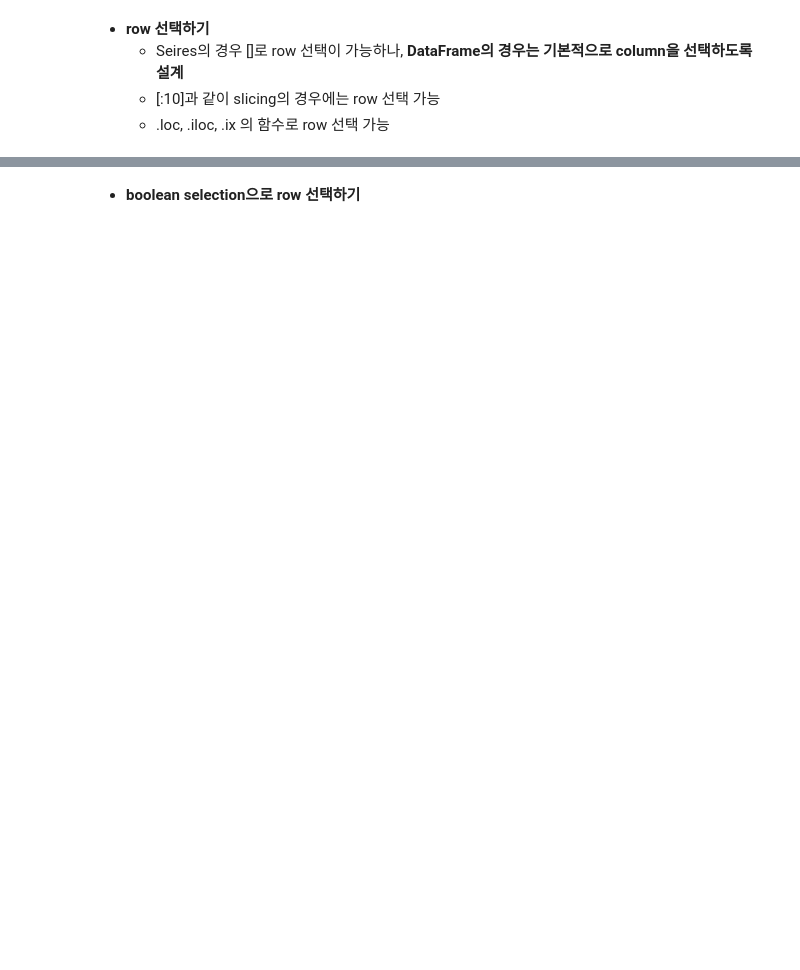
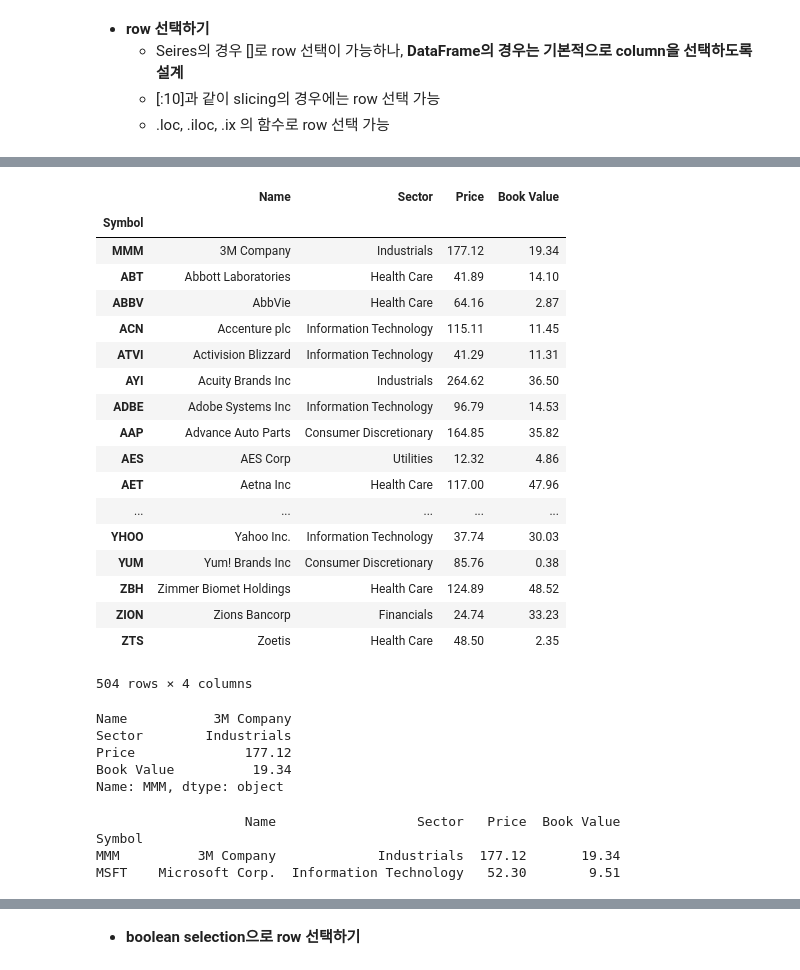
Before and after one commit to DaMacho/data-science-school-5th, a Jupyter notebook: day07_numpy pandas/dss_day7(numpy pandas).ipynb, the cells around one changed output, grey strips where cells are left out. Saved outputs shown, nothing was run; the diff lists cells and outputs as text; code cells hidden in the pictures; blank space fills up the shorter version.

```diff
--- a/day07_numpy pandas/dss_day7(numpy pandas).ipynb
+++ b/day07_numpy pandas/dss_day7(numpy pandas).ipynb
@@ -529,10 +1171,42 @@ print apple_df[0:10]
 # %%
-sample_df = pd.read_csv('sample.csv', index_col = 'Symbol', usecols = [0, 1, 2, 3, 7])
-print sample_df['MMM':'ABT']
+sample_df = pd.read_csv('sample.csv', index_col = 'Symbol',
+                        usecols = [0, 1, 2, 3, 7])
+sample_df
+# %% [output]
+|  | Name | Sector | Price | Book Value |
+| Symbol |  |  |  |  |
+| MMM | 3M Company | Industrials | 177.12 | 19.34 |
+| ABT | Abbott Laboratories | Health Care | 41.89 | 14.10 |
+| ABBV | AbbVie | Health Care | 64.16 | 2.87 |
+| ACN | Accenture plc | Information Technology | 115.11 | 11.45 |
+| ATVI | Activision Blizzard | Information Technology | 41.29 | 11.31 |
+| AYI | Acuity Brands Inc | Industrials | 264.62 | 36.50 |
+| ADBE | Adobe Systems Inc | Information Technology | 96.79 | 14.53 |
+| AAP | Advance Auto Parts | Consumer Discretionary | 164.85 | 35.82 |
+| AES | AES Corp | Utilities | 12.32 | 4.86 |
+| AET | Aetna Inc | Health Care | 117.00 | 47.96 |
+| ... | ... | ... | ... | ... |
+| YHOO | Yahoo Inc. | Information Technology | 37.74 | 30.03 |
+| YUM | Yum! Brands Inc | Consumer Discretionary | 85.76 | 0.38 |
+| ZBH | Zimmer Biomet Holdings | Health Care | 124.89 | 48.52 |
+| ZION | Zions Bancorp | Financials | 24.74 | 33.23 |
+| ZTS | Zoetis | Health Care | 48.50 | 2.35 |
+504 rows × 4 columns
 # %%
 print sample_df.loc['MMM']
+# %% [output]
+Name           3M Company
+Sector        Industrials
+Price              177.12
+Book Value          19.34
+Name: MMM, dtype: object
 # %%
 print sample_df.loc[['MMM', 'MSFT']]
+# %% [output]
+                   Name                  Sector   Price  Book Value
+Symbol
+MMM          3M Company             Industrials  177.12       19.34
+MSFT    Microsoft Corp.  Information Technology   52.30        9.51
 # %%
 print sample_df.iloc[[0, 1, 2]]
 print type(sample_df.iloc[[0, 1, 2]])
```
Also changed, not shown: parts of 131 cells of this notebook, 15 other files.
